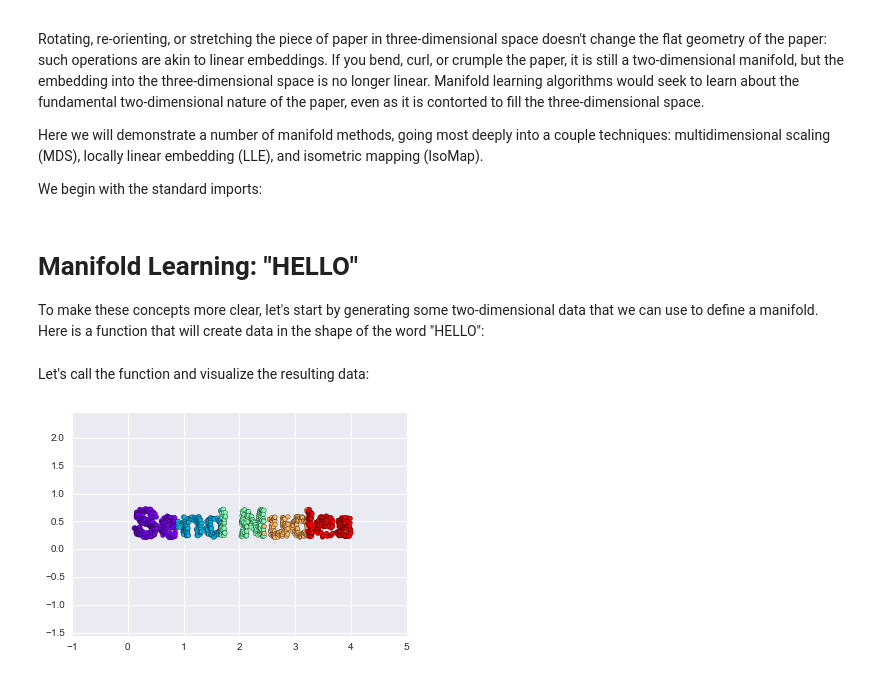
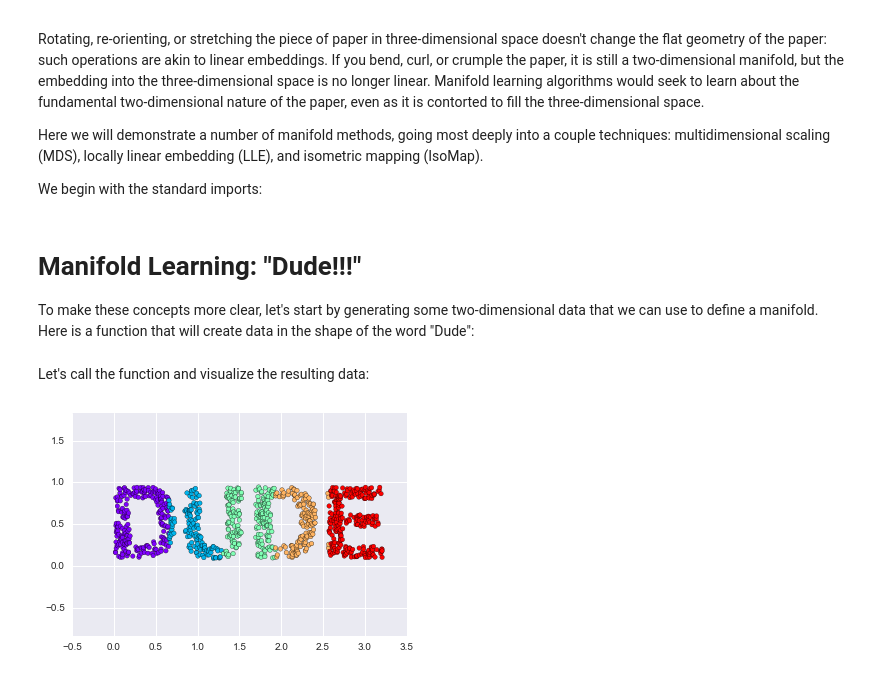
Before and after one commit to jorellano/Machine_learning-pt1, a Jupyter notebook: Manifold Learning.ipynb, the cells around one changed output. Drawn from its saved outputs; the diff is of its cells as text; code cells hidden in the pictures.

```diff
--- a/Manifold Learning.ipynb
+++ b/Manifold Learning.ipynb
@@ -18,21 +18,21 @@ import numpy as np
 import seaborn as sns
 import matplotlib.pyplot as plt
 # %% [markdown]
-# Manifold Learning: "HELLO"
-To make these concepts more clear, let's start by generating some two-dimensional data that we can use to define a manifold. Here is a function that will create data in the shape of the word "HELLO":
+# Manifold Learning: "Dude!!!"
+To make these concepts more clear, let's start by generating some two-dimensional data that we can use to define a manifold. Here is a function that will create data in the shape of the word "Dude":
 # %%
-def make_hello(N=1000, rseed=42):
+def make_dude(N=1000, rseed=42):
     # Make a plot with "HELLO" text; save as PNG
     fig, ax = plt.subplots(figsize=(4, 1))
     fig.subplots_adjust(left=0, right=1, bottom=0, top=1)
     ax.axis('off')
-    ax.text(.5, .4, ' Send Nudes', va='center', ha='center', weight='bold', size=50)
-    fig.savefig('hello.png')
+    ax.text(0.4, 0.4, 'DUDE', va='center', ha='center', weight='bold', size=85)
+    fig.savefig('Dude.png')
     plt.close(fig)
 
     # Open this PNG and draw random points from it
     from matplotlib.image import imread
-    data = imread('hello.png')[::-1, :, 0].T
+    data = imread('Dude.png')[::-1, :, 0].T
     rng = np.random.RandomState(rseed)
     X = rng.rand(4 * N, 2)
     i, j = (X * data.shape).astype(int).T
@@ -44,9 +44,9 @@ def make_hello(N=1000, rseed=42):
 # %% [markdown]
 Let's call the function and visualize the resulting data:
 # %%
-X = make_hello(1000)
+X = make_dude(1000)
 colorize = dict(c=X[:, 0], cmap=plt.cm.get_cmap('rainbow', 5))
 plt.scatter(X[:, 0], X[:, 1], **colorize)
 plt.axis('equal');
 # %% [output]
-[figure, old version]
+[figure, new version]
```
Also changed, not shown: parts of 16 cells of this notebook, 1 other file.
